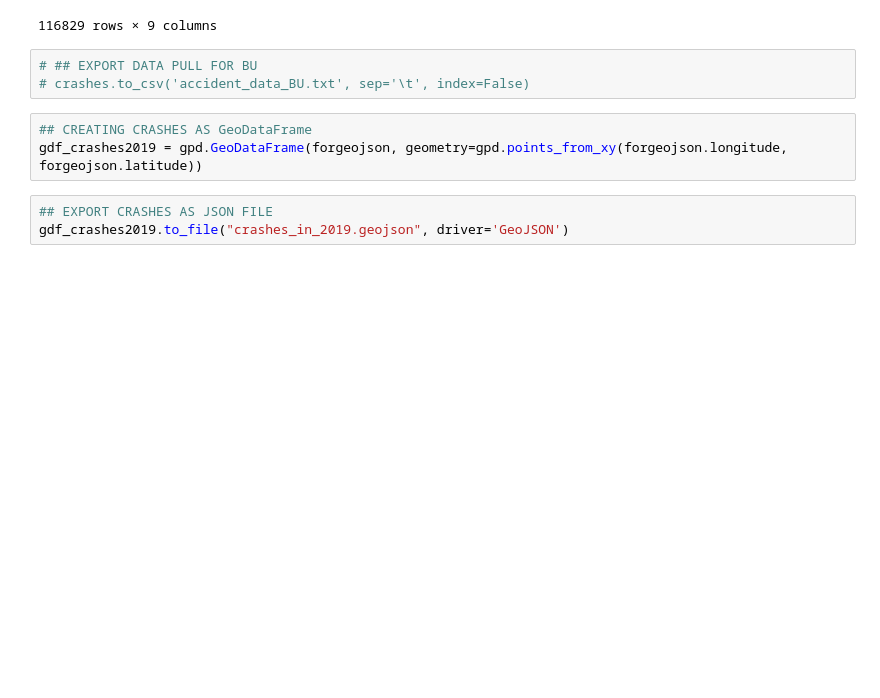
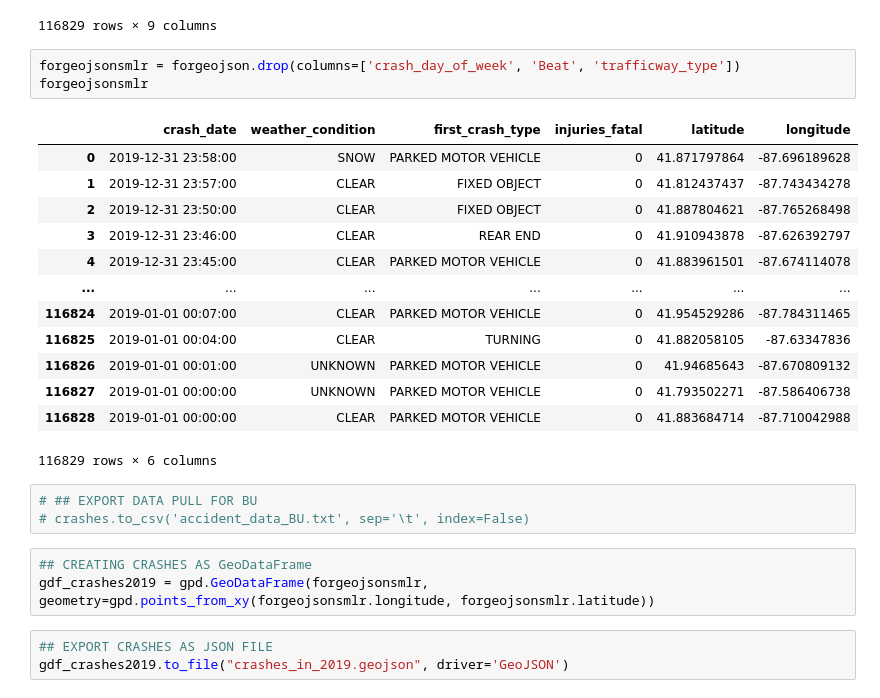
Before and after one commit to PhysicsGlitch/Geomap_Project, a Jupyter notebook: data_exploration_merged.ipynb, the cells around one changed output. Saved outputs shown, nothing was run; the diff lists cells and outputs as text; blank space fills up the shorter version.

```diff
--- a/data_exploration_merged.ipynb
+++ b/data_exploration_merged.ipynb
@@ -220,12 +220,29 @@ forgeojson
 | 116827 | 2019-01-01 00:00:00 | UNKNOWN | PARKED MOTOR VEHICLE | NOT DIVIDED | 235 | 0 | ... |
 | 116828 | 2019-01-01 00:00:00 | CLEAR | PARKED MOTOR VEHICLE | ONE-WAY | 1123 | 0 | ... |
 116829 rows × 9 columns
+# %%
+forgeojsonsmlr = forgeojson.drop(columns=['crash_day_of_week', 'Beat', 'trafficway_type'])
+forgeojsonsmlr
+# %% [output]
+|  | crash_date | weather_condition | first_crash_type | injuries_fatal | latitude | longitude |
+| 0 | 2019-12-31 23:58:00 | SNOW | PARKED MOTOR VEHICLE | 0 | 41.871797864 | -87.696189628 |
+| 1 | 2019-12-31 23:57:00 | CLEAR | FIXED OBJECT | 0 | 41.812437437 | -87.743434278 |
+| 2 | 2019-12-31 23:50:00 | CLEAR | FIXED OBJECT | 0 | 41.887804621 | -87.765268498 |
+| 3 | 2019-12-31 23:46:00 | CLEAR | REAR END | 0 | 41.910943878 | -87.626392797 |
+| 4 | 2019-12-31 23:45:00 | CLEAR | PARKED MOTOR VEHICLE | 0 | 41.883961501 | -87.674114078 |
+| ... | ... | ... | ... | ... | ... | ... |
+| 116824 | 2019-01-01 00:07:00 | CLEAR | PARKED MOTOR VEHICLE | 0 | 41.954529286 | -87.784311465 |
+| 116825 | 2019-01-01 00:04:00 | CLEAR | TURNING | 0 | 41.882058105 | -87.63347836 |
+| 116826 | 2019-01-01 00:01:00 | UNKNOWN | PARKED MOTOR VEHICLE | 0 | 41.94685643 | -87.670809132 |
+| 116827 | 2019-01-01 00:00:00 | UNKNOWN | PARKED MOTOR VEHICLE | 0 | 41.793502271 | -87.586406738 |
+| 116828 | 2019-01-01 00:00:00 | CLEAR | PARKED MOTOR VEHICLE | 0 | 41.883684714 | -87.710042988 |
+116829 rows × 6 columns
 # %%
 # ## EXPORT DATA PULL FOR BU
 # crashes.to_csv('accident_data_BU.txt', sep='\t', index=False)
 # %%
 ## CREATING CRASHES AS GeoDataFrame
-gdf_crashes2019 = gpd.GeoDataFrame(forgeojson, geometry=gpd.points_from_xy(forgeojson.longitude, forgeojson.latitude))
+gdf_crashes2019 = gpd.GeoDataFrame(forgeojsonsmlr, geometry=gpd.points_from_xy(forgeojsonsmlr.longitude, forgeojsonsmlr.latitude))
 # %%
 ## EXPORT CRASHES AS JSON FILE
 gdf_crashes2019.to_file("crashes_in_2019.geojson", driver='GeoJSON')
```
Also changed, not shown: parts of 4 cells of this notebook, 4 other files.
